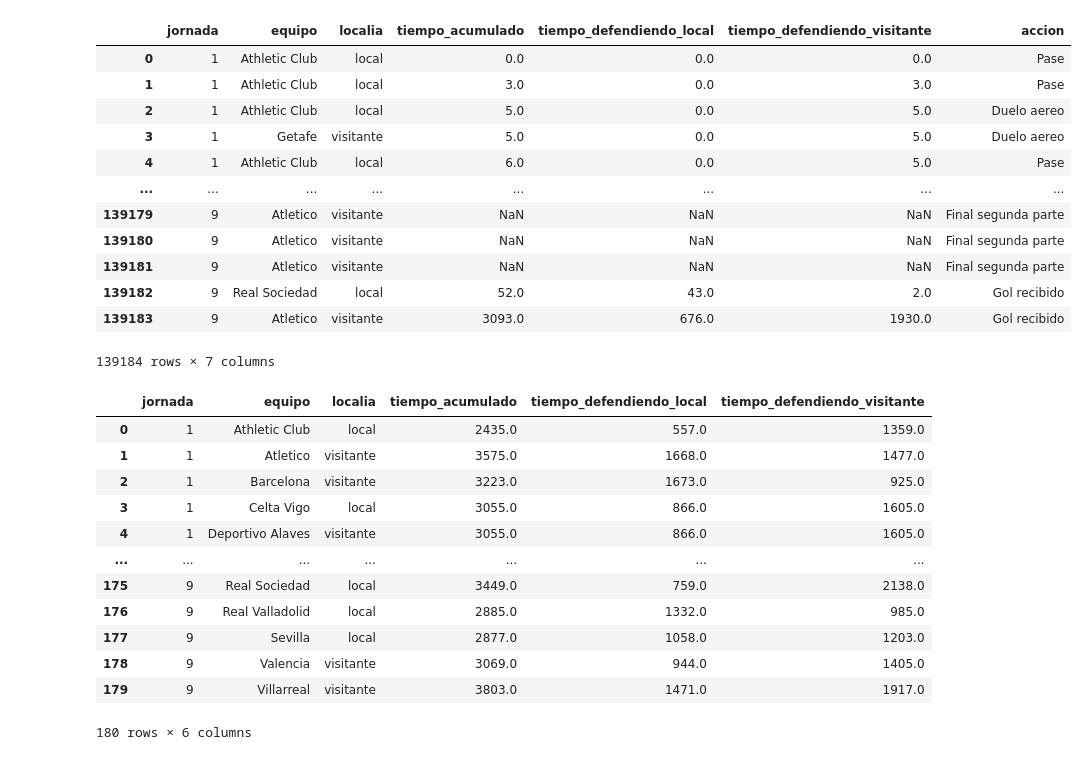
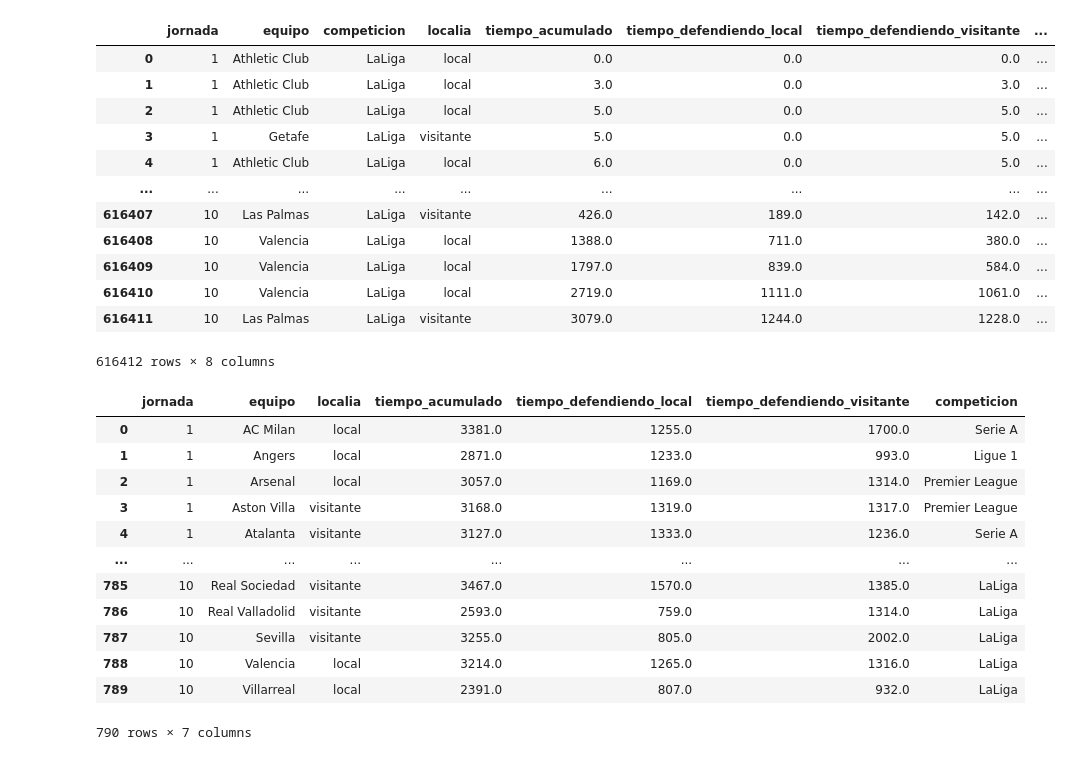
Before and after one commit to srgmrtnvqr/AnalisisFaltas24-25, a Jupyter notebook: descarga_tratamiento_faltas.ipynb, the cells around one changed output. Cells and saved outputs as stored; diff of their text form; code cells hidden in the pictures.

```diff
--- a/descarga_tratamiento_faltas.ipynb
+++ b/descarga_tratamiento_faltas.ipynb
@@ -4,41 +4,42 @@ import pandas as pd
 # %%
 # Conexión con la base de datos
 url = f'postgresql://postgres:sergio9494@localhost:5432/Futbol24-25'
-consulta = "SELECT jornada, equipo, localia, tiempo_acumulado, tiempo_defendiendo_local, tiempo_defendiendo_visitante, accion FROM \"partidos\" INNER JOIN \"eventos\" ON partidos.id_partido = eventos.id_partido WHERE partidos.competicion = 'LaLiga'"
+#consulta = "SELECT jornada, equipo, localia, tiempo_acumulado, tiempo_defendiendo_local, tiempo_defendiendo_visitante, accion FROM \"partidos\" INNER JOIN \"eventos\" ON partidos.id_partido = eventos.id_partido WHERE partidos.competicion = 'LaLiga'"
+consulta = "SELECT jornada, equipo, competicion, localia, tiempo_acumulado, tiempo_defendiendo_local, tiempo_defendiendo_visitante, accion FROM \"partidos\" INNER JOIN \"eventos\" ON partidos.id_partido = eventos.id_partido"
 engine = create_engine(url)
 resultado = engine.connect().execute((text(consulta)))
 df_datos = pd.DataFrame(resultado.fetchall(), columns=resultado.keys())
 df_datos
 # %% [output]
-|  | jornada | equipo | localia | tiempo_acumulado | tiempo_defendiendo_local | tiempo_defendiendo_visitante | accion |
-| 0 | 1 | Athletic Club | local | 0.0 | 0.0 | 0.0 | Pase |
-| 1 | 1 | Athletic Club | local | 3.0 | 0.0 | 3.0 | Pase |
-| 2 | 1 | Athletic Club | local | 5.0 | 0.0 | 5.0 | Duelo aereo |
-| 3 | 1 | Getafe | visitante | 5.0 | 0.0 | 5.0 | Duelo aereo |
-| 4 | 1 | Athletic Club | local | 6.0 | 0.0 | 5.0 | Pase |
-| ... | ... | ... | ... | ... | ... | ... | ... |
-| 139179 | 9 | Atletico | visitante | NaN | NaN | NaN | Final segunda parte |
-| 139180 | 9 | Atletico | visitante | NaN | NaN | NaN | Final segunda parte |
-| 139181 | 9 | Atletico | visitante | NaN | NaN | NaN | Final segunda parte |
-| 139182 | 9 | Real Sociedad | local | 52.0 | 43.0 | 2.0 | Gol recibido |
-| 139183 | 9 | Atletico | visitante | 3093.0 | 676.0 | 1930.0 | Gol recibido |
+|  | jornada | equipo | competicion | localia | tiempo_acumulado | tiempo_defendiendo_local | tiempo_defendiendo_visitante | ... |
+| 0 | 1 | Athletic Club | LaLiga | local | 0.0 | 0.0 | 0.0 | ... |
+| 1 | 1 | Athletic Club | LaLiga | local | 3.0 | 0.0 | 3.0 | ... |
+| 2 | 1 | Athletic Club | LaLiga | local | 5.0 | 0.0 | 5.0 | ... |
+| 3 | 1 | Getafe | LaLiga | visitante | 5.0 | 0.0 | 5.0 | ... |
+| 4 | 1 | Athletic Club | LaLiga | local | 6.0 | 0.0 | 5.0 | ... |
+| ... | ... | ... | ... | ... | ... | ... | ... | ... |
+| 616407 | 10 | Las Palmas | LaLiga | visitante | 426.0 | 189.0 | 142.0 | ... |
+| 616408 | 10 | Valencia | LaLiga | local | 1388.0 | 711.0 | 380.0 | ... |
+| 616409 | 10 | Valencia | LaLiga | local | 1797.0 | 839.0 | 584.0 | ... |
+| 616410 | 10 | Valencia | LaLiga | local | 2719.0 | 1111.0 | 1061.0 | ... |
+| 616411 | 10 | Las Palmas | LaLiga | visitante | 3079.0 | 1244.0 | 1228.0 | ... |
-139184 rows × 7 columns
+616412 rows × 8 columns
 # %%
 # Dataframe con los tiempos efectivos de todos los partidos
-df_tiempo = df_datos[['jornada','equipo','localia','tiempo_acumulado','tiempo_defendiendo_local','tiempo_defendiendo_visitante']]
+df_tiempo = df_datos[['jornada','equipo','localia','tiempo_acumulado','tiempo_defendiendo_local','tiempo_defendiendo_visitante','competicion']]
 df_tiempo = df_tiempo.groupby(['jornada','equipo'], as_index=False).max()
 df_tiempo
 # %% [output]
-|  | jornada | equipo | localia | tiempo_acumulado | tiempo_defendiendo_local | tiempo_defendiendo_visitante |
-| 0 | 1 | Athletic Club | local | 2435.0 | 557.0 | 1359.0 |
-| 1 | 1 | Atletico | visitante | 3575.0 | 1668.0 | 1477.0 |
-| 2 | 1 | Barcelona | visitante | 3223.0 | 1673.0 | 925.0 |
-| 3 | 1 | Celta Vigo | local | 3055.0 | 866.0 | 1605.0 |
-| 4 | 1 | Deportivo Alaves | visitante | 3055.0 | 866.0 | 1605.0 |
-| ... | ... | ... | ... | ... | ... | ... |
-| 175 | 9 | Real Sociedad | local | 3449.0 | 759.0 | 2138.0 |
-| 176 | 9 | Real Valladolid | local | 2885.0 | 1332.0 | 985.0 |
-| 177 | 9 | Sevilla | local | 2877.0 | 1058.0 | 1203.0 |
-| 178 | 9 | Valencia | visitante | 3069.0 | 944.0 | 1405.0 |
-| 179 | 9 | Villarreal | visitante | 3803.0 | 1471.0 | 1917.0 |
+|  | jornada | equipo | localia | tiempo_acumulado | tiempo_defendiendo_local | tiempo_defendiendo_visitante | competicion |
+| 0 | 1 | AC Milan | local | 3381.0 | 1255.0 | 1700.0 | Serie A |
+| 1 | 1 | Angers | local | 2871.0 | 1233.0 | 993.0 | Ligue 1 |
+| 2 | 1 | Arsenal | local | 3057.0 | 1169.0 | 1314.0 | Premier League |
+| 3 | 1 | Aston Villa | visitante | 3168.0 | 1319.0 | 1317.0 | Premier League |
+| 4 | 1 | Atalanta | visitante | 3127.0 | 1333.0 | 1236.0 | Serie A |
+| ... | ... | ... | ... | ... | ... | ... | ... |
+| 785 | 10 | Real Sociedad | visitante | 3467.0 | 1570.0 | 1385.0 | LaLiga |
+| 786 | 10 | Real Valladolid | visitante | 2593.0 | 759.0 | 1314.0 | LaLiga |
+| 787 | 10 | Sevilla | visitante | 3255.0 | 805.0 | 2002.0 | LaLiga |
+| 788 | 10 | Valencia | local | 3214.0 | 1265.0 | 1316.0 | LaLiga |
+| 789 | 10 | Villarreal | local | 2391.0 | 807.0 | 932.0 | LaLiga |
-180 rows × 6 columns
+790 rows × 7 columns
```
Also changed, not shown: parts of 7 cells of this notebook.
